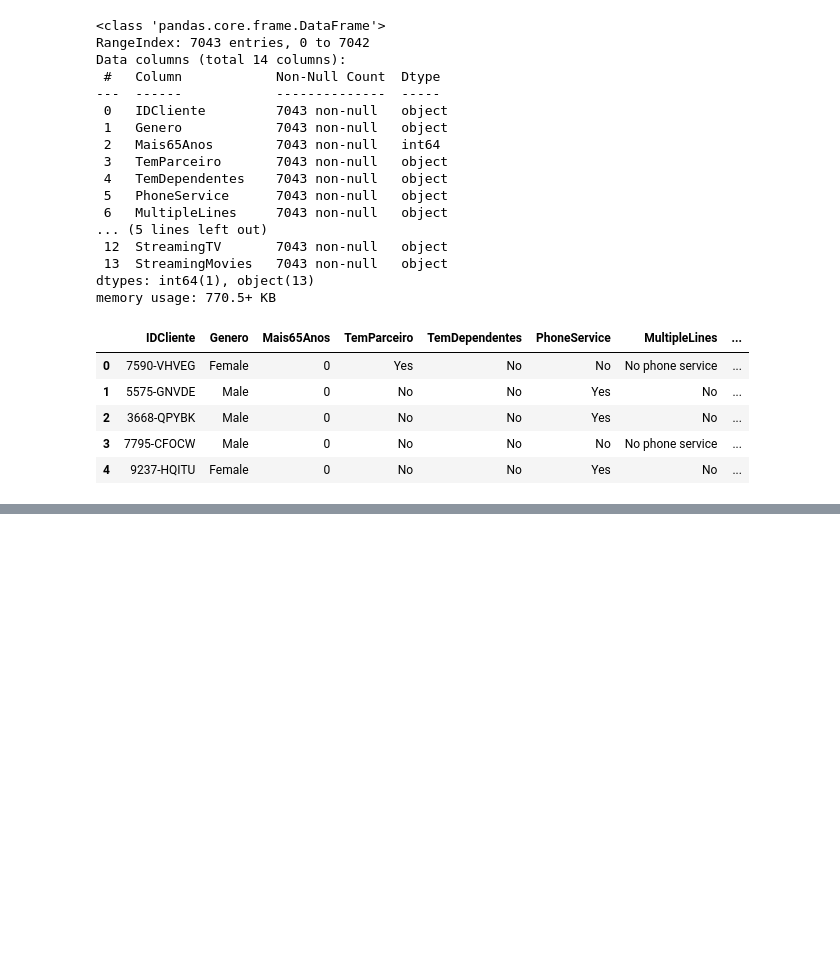
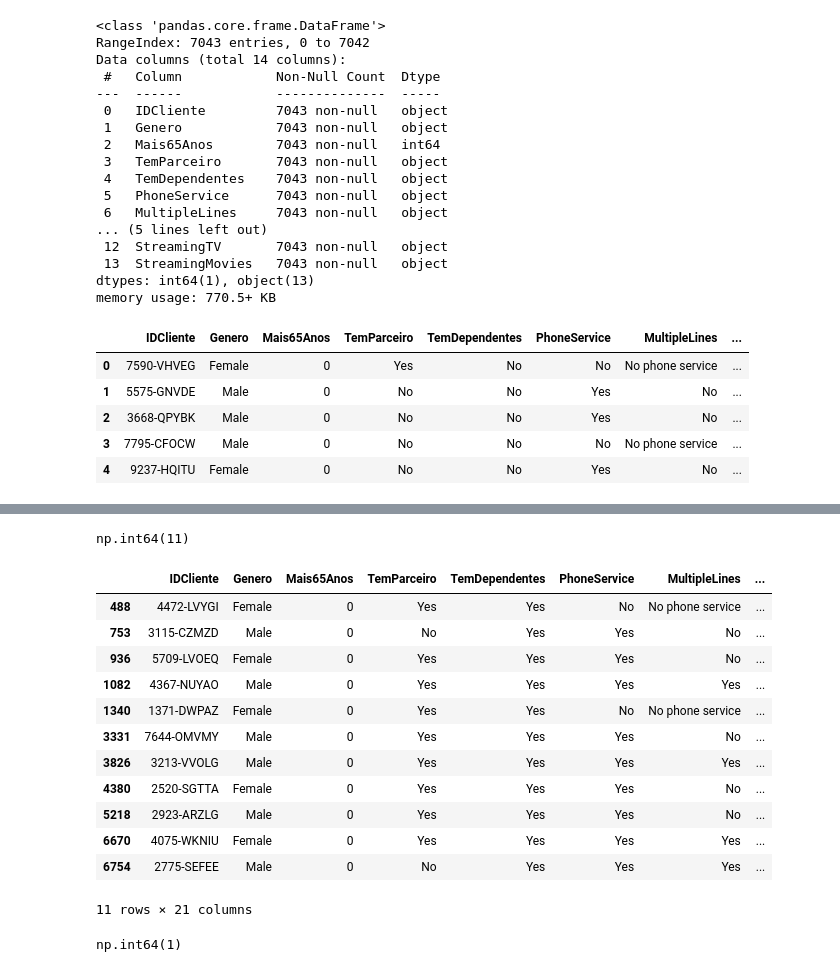
Before and after one commit to RonanSousaPoffo/IA-Python, a Jupyter notebook: EDA_COLETA_PREPARACAO_DADOS/eda_churn.ipynb, the cells around one changed output, grey strips where cells are left out. Saved outputs shown, nothing was run; the diff lists cells and outputs as text; code cells hidden in the pictures; blank space fills up the shorter version.

```diff
--- a/EDA_COLETA_PREPARACAO_DADOS/eda_churn.ipynb
+++ b/EDA_COLETA_PREPARACAO_DADOS/eda_churn.ipynb
@@ -358 +355,4 @@ dtypes: float64(1), int64(2), object(19)
 memory usage: 1.2+ MB
+# %%
+# unificar os tres dataframes ao mesmo tempo, com colunas de nomes diferentes
+df_churn = df_customers.merge(df_services, on=['IDCliente']).merge(df_contracts, left_on=['IDCliente'],right_on=['customerID'])
@@ -358,0 +381,4 @@ memory usage: 1.2+ MB
+# %%
+# axis representa o eixo no caso a linha, por exemplo eixo 0 = linha 0 já se for 1 é coluna
+# inplace para alterar o dado do df_churn sem isso ele apenas ia realizar a alteração visualmente
+df_churn.drop(['customerID'],axis=1,inplace=True)
@@ -358,0 +428,28 @@ memory usage: 1.2+ MB
+# %%
+# Detectar valores ausentes em uma coluna
+df_churn.TotalCharges.isna().sum()
+# %% [output]
+np.int64(11)
+# %%
+# Quantas linhas ausentes tem pelo menos 1 coluna com valor ausente
+# se eu tiver uma valor ausente(isna) em qualquer(any) linha (axis=1)
+df_churn[df_churn.isna().any(axis=1)]
+# %% [output]
+|  | IDCliente | Genero | Mais65Anos | TemParceiro | TemDependentes | PhoneService | MultipleLines | ... |
+| 488 | 4472-LVYGI | Female | 0 | Yes | Yes | No | No phone service | ... |
+| 753 | 3115-CZMZD | Male | 0 | No | Yes | Yes | No | ... |
+| 936 | 5709-LVOEQ | Female | 0 | Yes | Yes | Yes | No | ... |
+| 1082 | 4367-NUYAO | Male | 0 | Yes | Yes | Yes | Yes | ... |
+| 1340 | 1371-DWPAZ | Female | 0 | Yes | Yes | No | No phone service | ... |
+| 3331 | 7644-OMVMY | Male | 0 | Yes | Yes | Yes | No | ... |
+| 3826 | 3213-VVOLG | Male | 0 | Yes | Yes | Yes | Yes | ... |
+| 4380 | 2520-SGTTA | Female | 0 | Yes | Yes | Yes | No | ... |
+| 5218 | 2923-ARZLG | Male | 0 | Yes | Yes | Yes | No | ... |
+| 6670 | 4075-WKNIU | Female | 0 | Yes | Yes | Yes | Yes | ... |
+| 6754 | 2775-SEFEE | Male | 0 | No | Yes | Yes | Yes | ... |
+11 rows × 21 columns
+# %%
+# quantas colunas tem pelo menos 1 valor ausente
+df_churn.isna().any(axis=0).sum()
+# %% [output]
+np.int64(1)
```
Also changed, not shown: parts of 21 cells of this notebook.
